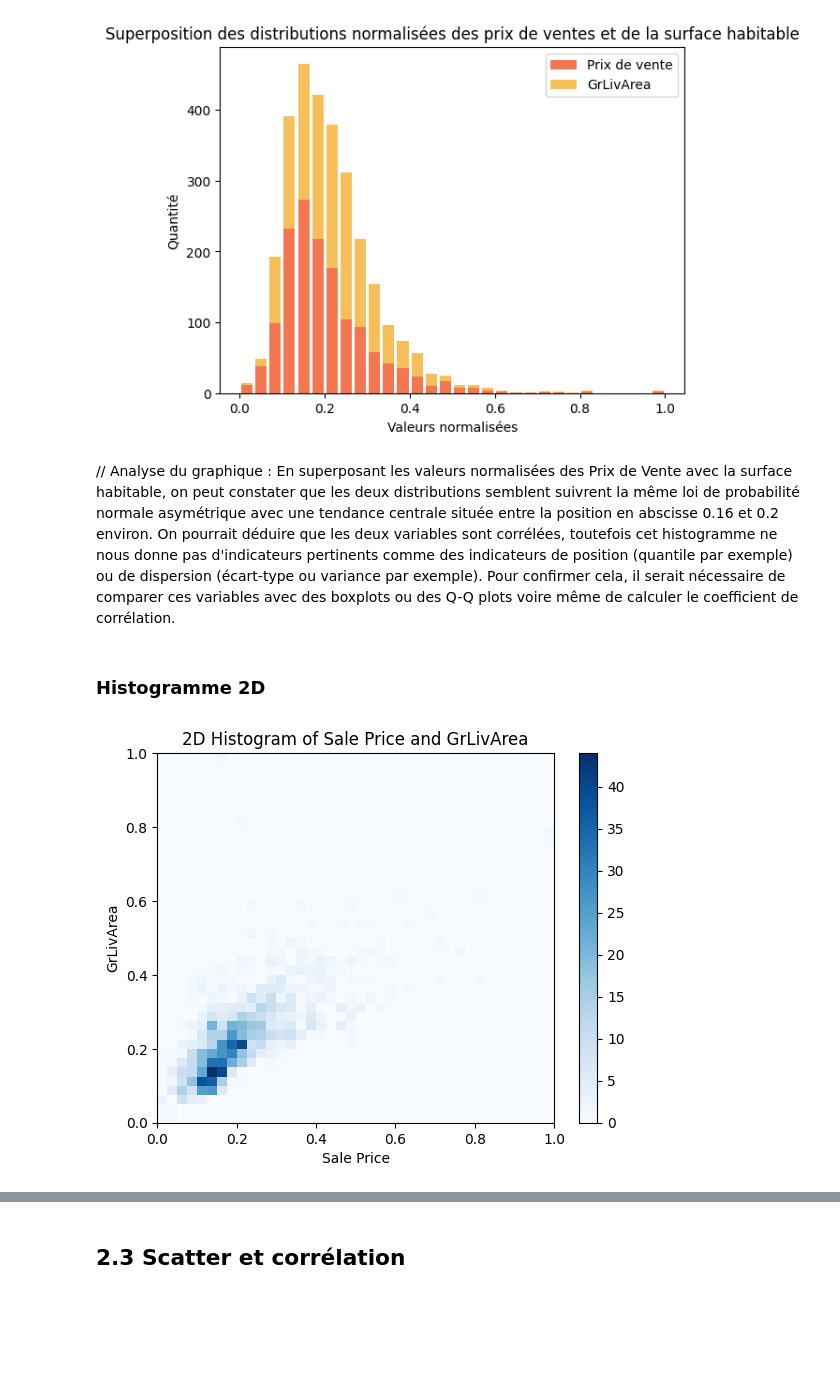
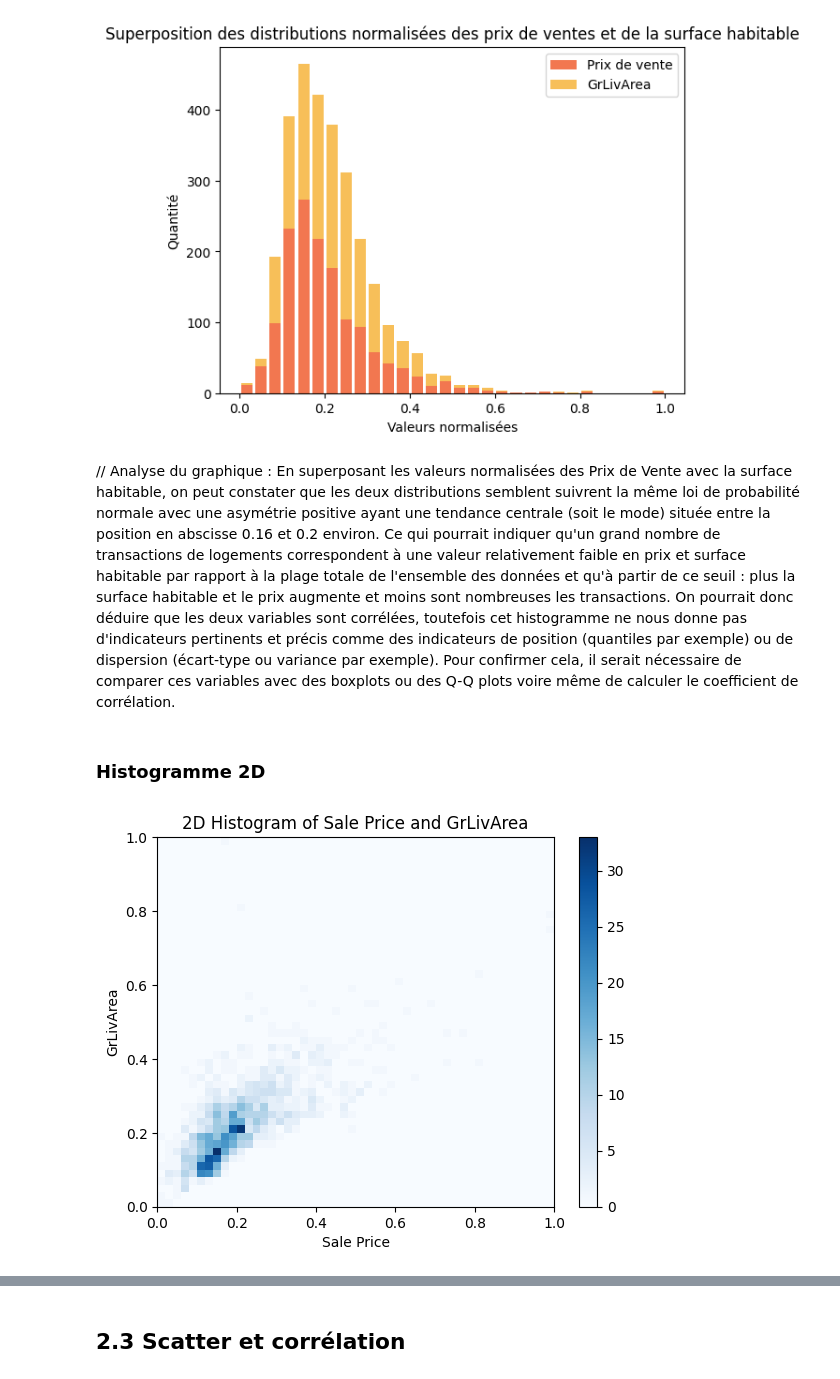
Before and after one commit to Lit3C/house_pricing, a Jupyter notebook: dataviz.ipynb, the cells around one changed output, grey strips where cells are left out. Saved outputs shown, nothing was run; the diff lists cells and outputs as text; code cells hidden in the pictures; blank space fills up the shorter version.

Commit message:
Analyse + boxplots

```diff
--- a/dataviz.ipynb
+++ b/dataviz.ipynb
@@ -92,16 +92,16 @@ plt.show()
 [figure]
 # %% [markdown]
 // Analyse du graphique :
-En superposant les valeurs normalisées des Prix de Vente avec la surface habitable, on peut constater que les deux distributions semblent suivrent la même loi de probabilité normale asymétrique avec une tendance centrale située entre la position en abscisse 0.16 et 0.2 environ.
-On pourrait déduire que les deux variables sont corrélées, toutefois cet histogramme ne nous donne pas d'indicateurs pertinents comme des indicateurs de position (quantile par exemple) ou de dispersion (écart-type ou variance par exemple). Pour confirmer cela, il serait nécessaire de comparer ces variables avec des boxplots ou des Q-Q plots voire même de calculer le coefficient de corrélation.
+En superposant les valeurs normalisées des Prix de Vente avec la surface habitable, on peut constater que les deux distributions semblent suivrent la même loi de probabilité normale avec une asymétrie positive ayant une tendance centrale (soit le mode) située entre la position en abscisse 0.16 et 0.2 environ. Ce qui pourrait indiquer qu'un grand nombre de transactions de logements correspondent à une valeur relativement faible en prix et surface habitable par rapport à la plage totale de l'ensemble des données et qu'à partir de ce seuil : plus la surface habitable et le prix augmente et moins sont nombreuses les transactions.
+On pourrait donc déduire que les deux variables sont corrélées, toutefois cet histogramme ne nous donne pas d'indicateurs pertinents et précis comme des indicateurs de position (quantiles par exemple) ou de dispersion (écart-type ou variance par exemple). Pour confirmer cela, il serait nécessaire de comparer ces variables avec des boxplots ou des Q-Q plots voire même de calculer le coefficient de corrélation.
 # %% [markdown]
 ### Histogramme 2D
 # %%
-plt.hist2d(df['SalePrice'], df['GrLivArea'], bins=40, cmap='Blues')
+plt.hist2d(df['SalePrice'], df['GrLivArea'], bins=50, cmap='Blues')
 plt.colorbar()
 plt.xlabel('Sale Price')
 plt.ylabel('GrLivArea')
 plt.title('2D Histogram of Sale Price and GrLivArea')
 plt.show()
 # %% [output]
-[figure, old version]
+[figure, new version]
```
Also changed, not shown: parts of 5 cells of this notebook.
